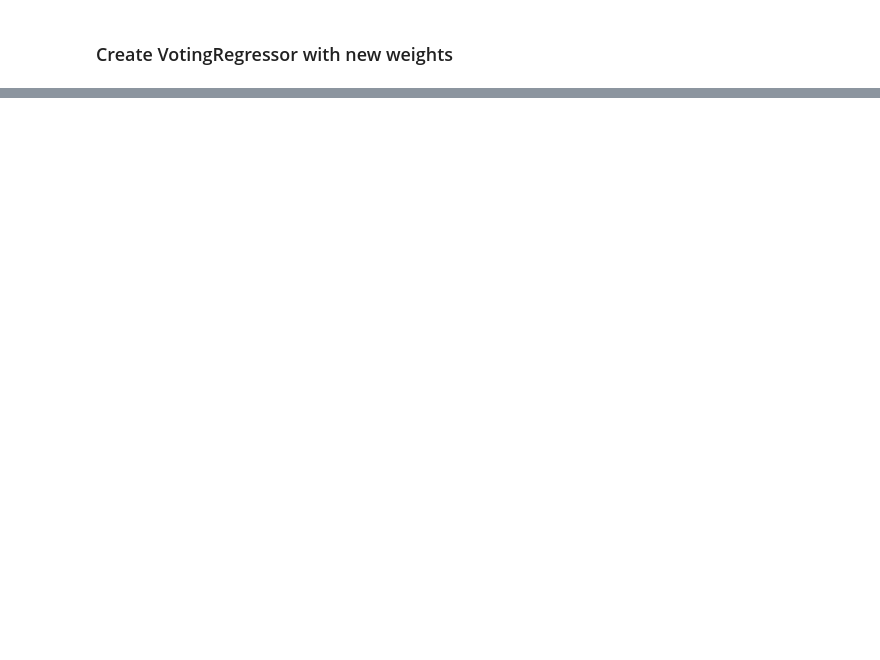
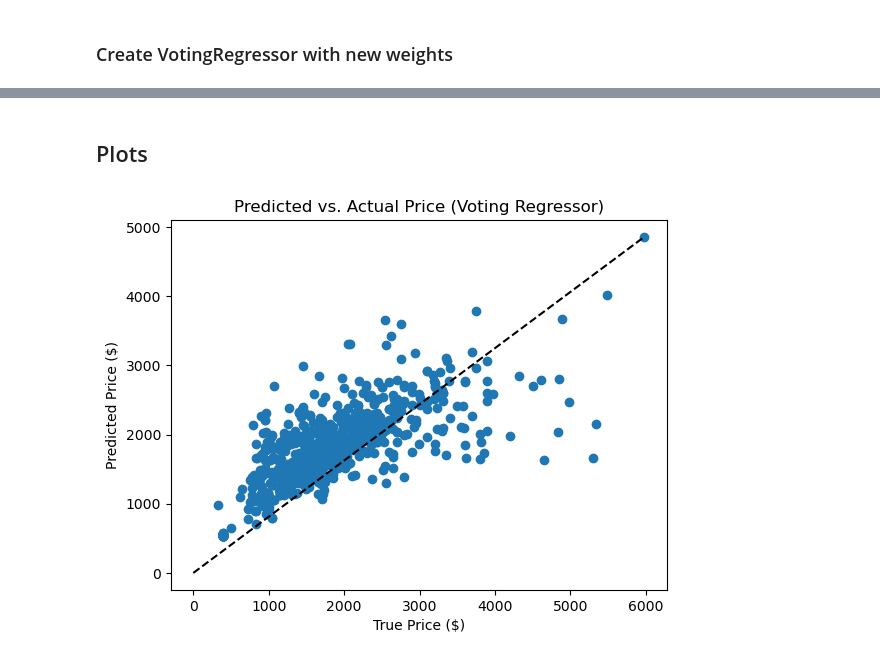
Before and after one commit to icycake7/main, a Jupyter notebook: First Segment Rubric - ML/Voting_Regressor/Weighted_Voting_Reg.ipynb, the cells around one changed output, grey strips where cells are left out. Cells and saved outputs as stored; diff of their text form; code cells hidden in the pictures; blank space fills up the shorter version.

Commit message:
Add plot, updated VR files

```diff
--- a/First Segment Rubric - ML/Voting_Regressor/Weighted_Voting_Reg.ipynb
+++ b/First Segment Rubric - ML/Voting_Regressor/Weighted_Voting_Reg.ipynb
@@ -858,0 +853,4 @@ Conf. Interval: (277557.6751187658, 349629.70470891614)
+# %%
+# Load vrg
+vrg = joblib.load('mod_params/vrg.pkl')
+vrg.fit(X_train_scaled, y_train)
@@ -865,0 +882,13 @@ Testing Score: 0.5115366101479897
+# %% [markdown]
+## Plots
+# %%
+plt.figure()
+plt.scatter(y_test,vrg.predict(X_test_scaled))
+plt.plot([0,np.max(y_test)],[0,np.max(vrg.predict(X_test_scaled))],'--k')
+plt.axis('tight')
+plt.xlabel('True Price ($)')
+plt.ylabel('Predicted Price ($)')
+plt.title('Predicted vs. Actual Price (Voting Regressor)')
+#plt.savefig('figs/pred_vs_actual_vrg.png')
+# %% [output]
+[figure, added]
```
Also changed, not shown: parts of 54 cells of this notebook, 14 other files.
